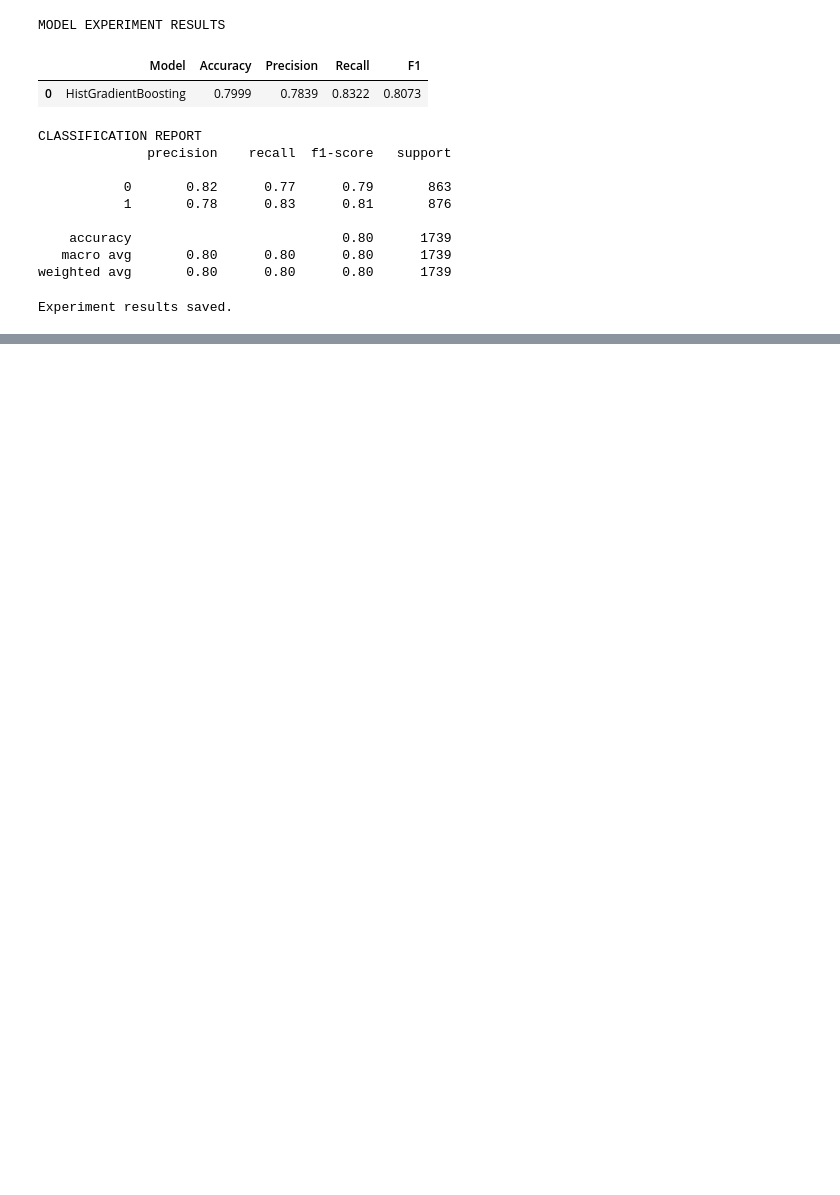
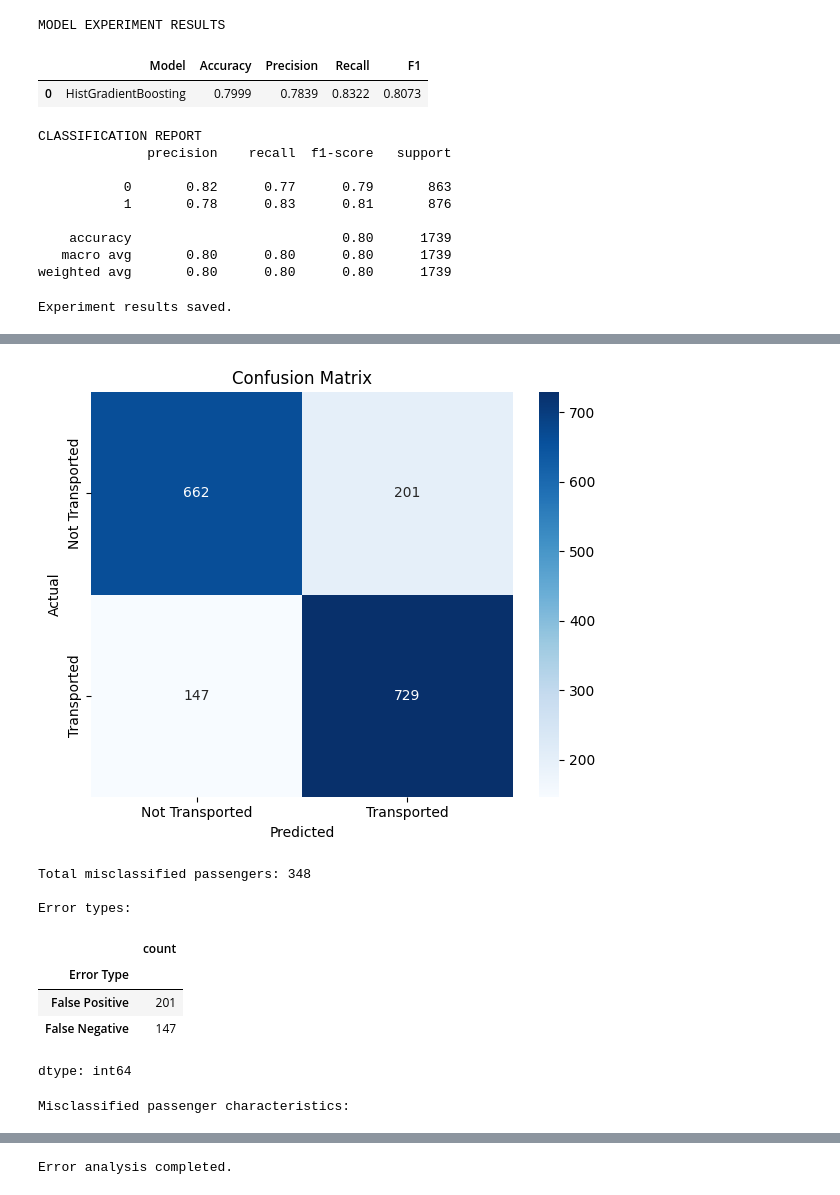
Before and after one commit to Sifuna-E/spaceship-titanic-machine-learning, a Jupyter notebook: reports/adedamola_additional_model_experiment.ipynb, the cells around one changed output, grey strips where cells are left out. Drawn from its saved outputs; the diff is of its cells as text; code cells hidden in the pictures; blank space fills up the shorter version.

```diff
--- a/reports/adedamola_additional_model_experiment.ipynb
+++ b/reports/adedamola_additional_model_experiment.ipynb
@@ -150,0 +250,70 @@ Experiment results saved.
+# %%
+from sklearn.metrics import confusion_matrix
+import matplotlib.pyplot as plt
+import seaborn as sns
+
+# Confusion matrix
+cm = confusion_matrix(y_valid, predictions)
+
+plt.figure(figsize=(6, 5))
+
+sns.heatmap(
+    cm,
+    annot=True,
+    fmt="d",
+    cmap="Blues",
+    xticklabels=["Not Transported", "Transported"],
+    yticklabels=["Not Transported", "Transported"]
+)
+
+plt.title("Confusion Matrix")
+plt.xlabel("Predicted")
+plt.ylabel("Actual")
+plt.tight_layout()
+plt.savefig(
+    "/content/confusion_matrix.png",
+    dpi=300
+)
+plt.show()
+
+# Identify incorrectly classified passengers
+errors = X_valid.copy()
+
+errors["Actual"] = y_valid
+errors["Predicted"] = predictions
+
+errors["Error Type"] = np.where(
+    (errors["Actual"] == 0) & (errors["Predicted"] == 1),
+    "False Positive",
+    "False Negative"
+)
+
+errors = errors[
+    errors["Actual"] != errors["Predicted"]
+]
+
+print("Total misclassified passengers:", len(errors))
+
+print("\nError types:")
+display(errors["Error Type"].value_counts())
+
+print("\nMisclassified passenger characteristics:")
+display(errors.head(20))
+
+errors.to_csv(
+    "/content/validation_errors.csv",
+    index=False
+)
+
+print("\nError analysis completed.")
+# %% [output]
+[figure, added]
+Total misclassified passengers: 348
+
+Error types:
+|  | count |
+| Error Type |  |
+| False Positive | 201 |
+| False Negative | 147 |
+dtype: int64
+Misclassified passenger characteristics:
@@ -150,0 +337 @@ Experiment results saved.
+Error analysis completed.
```
Also changed, not shown: parts of 3 cells of this notebook.
